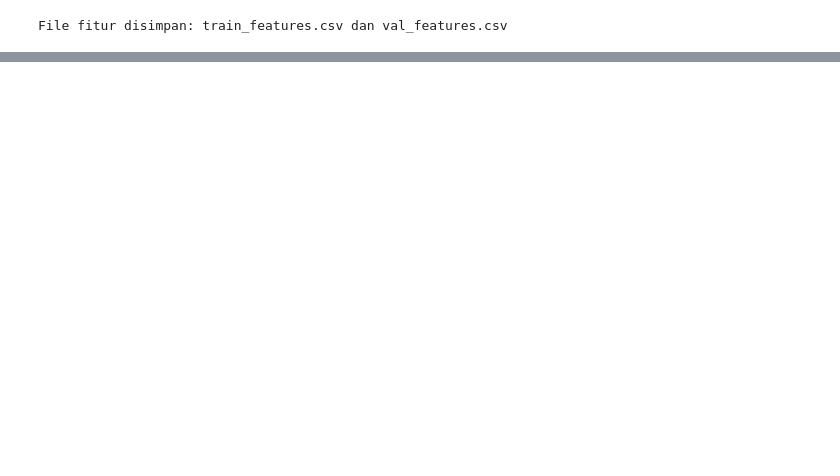
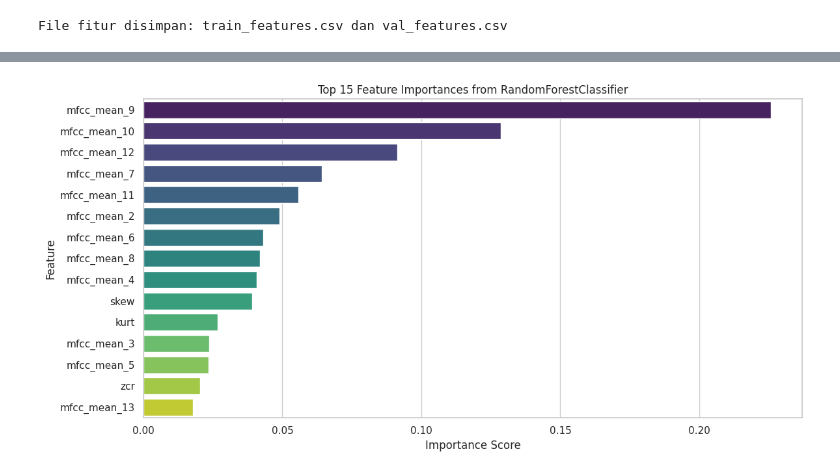
Before and after one commit to Yotan123/psd, a Jupyter notebook: _sources/Suarapreprocess.ipynb, the cells around one changed output, grey strips where cells are left out. Cells and saved outputs as stored; diff of their text form; code cells hidden in the pictures; blank space fills up the shorter version.

```diff
--- a/_sources/Suarapreprocess.ipynb
+++ b/_sources/Suarapreprocess.ipynb
@@ -187,0 +245,82 @@ File fitur disimpan: train_features.csv dan val_features.csv
+# %%
+import pandas as pd
+import numpy as np
+from sklearn.feature_selection import SelectKBest, f_classif
+from sklearn.ensemble import RandomForestClassifier
+import matplotlib.pyplot as plt
+import seaborn as sns
+
+# Muat data fitur yang sudah diekstrak
+# Pastikan Anda sudah menjalankan sel build_feature_dataset sebelumnya untuk mendapatkan train_features dan val_features
+try:
+    train_features = pd.read_csv("train_features.csv")
+    val_features   = pd.read_csv("val_features.csv")
+    print("✅ train_features.csv dan val_features.csv berhasil dimuat.")
+except FileNotFoundError:
+    print("⚠️ File train_features.csv atau val_features.csv tidak ditemukan.")
+    print("Harap jalankan kembali sel 'build_feature_dataset' untuk membuat file ini.")
+    # Membuat DataFrame dummy agar kode selanjutnya tidak error
+    train_features = pd.DataFrame(columns=[f'mfcc_mean_{i+1}' for i in range(13)] + ['label'])
+    val_features = pd.DataFrame(columns=[f'mfcc_mean_{i+1}' for i in range(13)] + ['label'])
+
+if train_features.empty or val_features.empty:
+    print("DataFrame fitur kosong, tidak dapat melakukan seleksi fitur.")
+else:
+    # Pisahkan fitur (X) dan target (y)
+    X_train = train_features.drop('label', axis=1)
+    y_train = train_features['label']
+    X_val = val_features.drop('label', axis=1)
+    y_val = val_features['label']
+
+    # --- Metode 1: SelectKBest dengan f_classif (Filter Method) ---
+    print("\n--- Seleksi Fitur dengan SelectKBest (f_classif) ---")
+    # Pilih K fitur terbaik, misalnya 15 fitur
+    k = min(15, X_train.shape[1]) # Pastikan k tidak melebihi jumlah fitur yang tersedia
+    selector = SelectKBest(score_func=f_classif, k=k)
+    selector.fit(X_train, y_train)
+
+    # Dapatkan skor fitur
+    feature_scores = pd.DataFrame({
+        'Feature': X_train.columns,
+        'Score_f_classif': selector.scores_,
+        'P_value': selector.pvalues_
+    })
+    feature_scores = feature_scores.sort_values(by='Score_f_classif', ascending=False)
+
+    print("Top {} fitur berdasarkan f_classif score:\n".format(k))
+    display(feature_scores)
+
+    # Dapatkan nama fitur yang terpilih
+    selected_features_kbest = X_train.columns[selector.get_support(indices=True)].tolist()
+    print(f"\nFitur yang terpilih oleh SelectKBest: {selected_features_kbest}")
+
+    # Buat DataFrame baru dengan fitur yang terpilih
+    X_train_selected_kbest = X_train[selected_features_kbest]
+    X_val_selected_kbest = X_val[selected_features_kbest]
+
+    print(f"\nShape X_train_selected_kbest: {X_train_selected_kbest.shape}")
+    print(f"Shape X_val_selected_kbest: {X_val_selected_kbest.shape}")
+
+    # --- Metode 2: Feature Importance dari RandomForestClassifier (Embedded Method) ---
+    print("\n--- Pentingnya Fitur dengan RandomForestClassifier ---")
+    rf_model = RandomForestClassifier(n_estimators=100, random_state=42)
+    rf_model.fit(X_train, y_train)
+
+    feature_importances = pd.DataFrame({
+        'Feature': X_train.columns,
+        'Importance': rf_model.feature_importances_
+    })
+    feature_importances = feature_importances.sort_values(by='Importance', ascending=False)
+
+    print("Top {} fitur berdasarkan Feature Importance (RandomForestClassifier):\n".format(k))
+    display(feature_importances.head(k))
+
+    # Visualisasi pentingnya fitur
+    plt.figure(figsize=(12, 6))
+    sns.barplot(x='Importance', y='Feature', data=feature_importances.head(k), palette='viridis')
+    plt.title(f'Top {k} Feature Importances from RandomForestClassifier')
+    plt.xlabel('Importance Score')
+    plt.ylabel('Feature')
+    plt.tight_layout()
+    plt.show()
+# %% [output]
@@ -187,0 +374 @@ File fitur disimpan: train_features.csv dan val_features.csv
+[figure, added]
```
Also changed, not shown: parts of 17 cells of this notebook, 24 other files.
